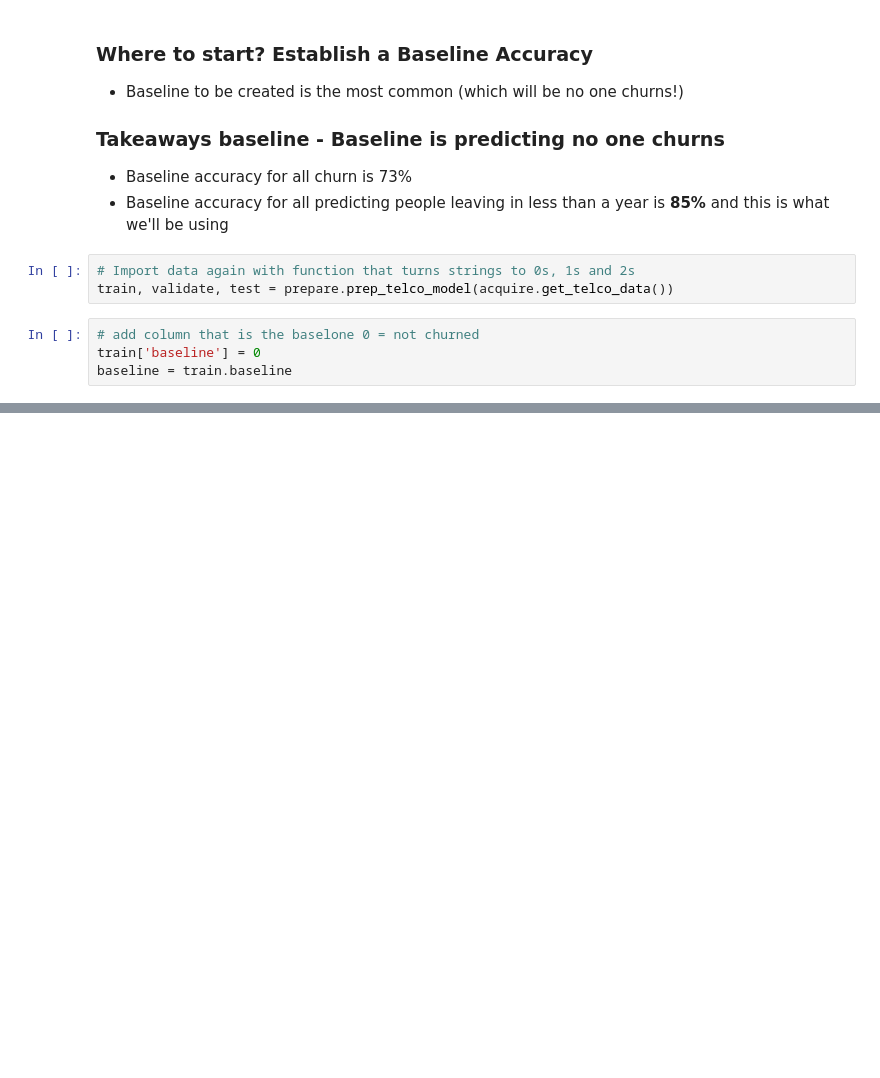
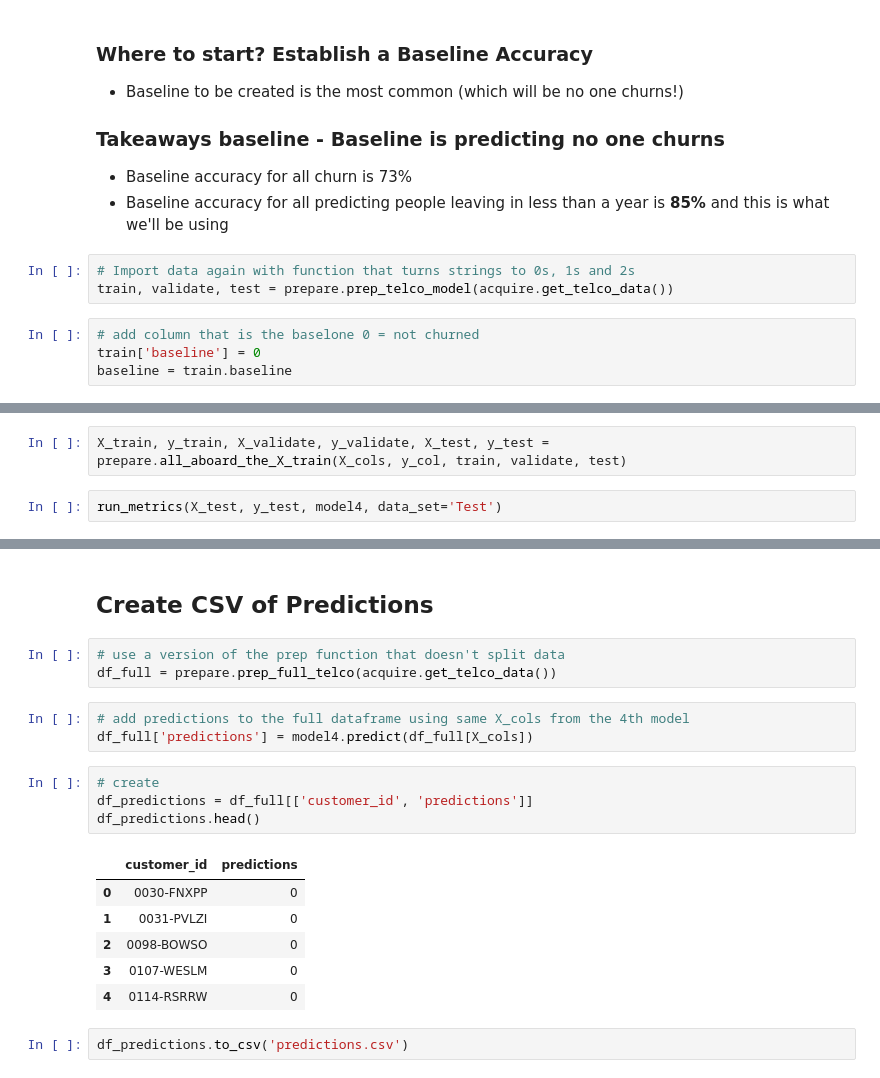
Before and after one commit to HeatherOrtegaMcMillan/telco_churn_classification_project, a Jupyter notebook: final_telco_report.ipynb, the cells around one changed output, grey strips where cells are left out. Drawn from its saved outputs; the diff is of its cells as text; blank space fills up the shorter version.

Commit message:
get to conclusion in final report, run a few tests in inital

```diff
--- a/final_telco_report.ipynb
+++ b/final_telco_report.ipynb
@@ -462,0 +862,4 @@ weighted avg       0.88      0.85      0.79      3943
+# %%
+X_train, y_train, X_validate, y_validate, X_test, y_test = prepare.all_aboard_the_X_train(X_cols, y_col, train, validate, test)
+# %%
+run_metrics(X_test, y_test, model4, data_set='Test')
@@ -462,0 +899,21 @@ weighted avg       0.88      0.85      0.79      3943
+# %% [markdown]
+## Create CSV of Predictions
+# %%
+# use a version of the prep function that doesn't split data
+df_full = prepare.prep_full_telco(acquire.get_telco_data())
+# %%
+# add predictions to the full dataframe using same X_cols from the 4th model
+df_full['predictions'] = model4.predict(df_full[X_cols])
+# %%
+# create
+df_predictions = df_full[['customer_id', 'predictions']]
+df_predictions.head()
+# %% [output]
+|  | customer_id | predictions |
+| 0 | 0030-FNXPP | 0 |
+| 1 | 0031-PVLZI | 0 |
+| 2 | 0098-BOWSO | 0 |
+| 3 | 0107-WESLM | 0 |
+| 4 | 0114-RSRRW | 0 |
+# %%
+df_predictions.to_csv('predictions.csv')
```
Also changed, not shown: parts of 47 cells of this notebook, 1 other file.
